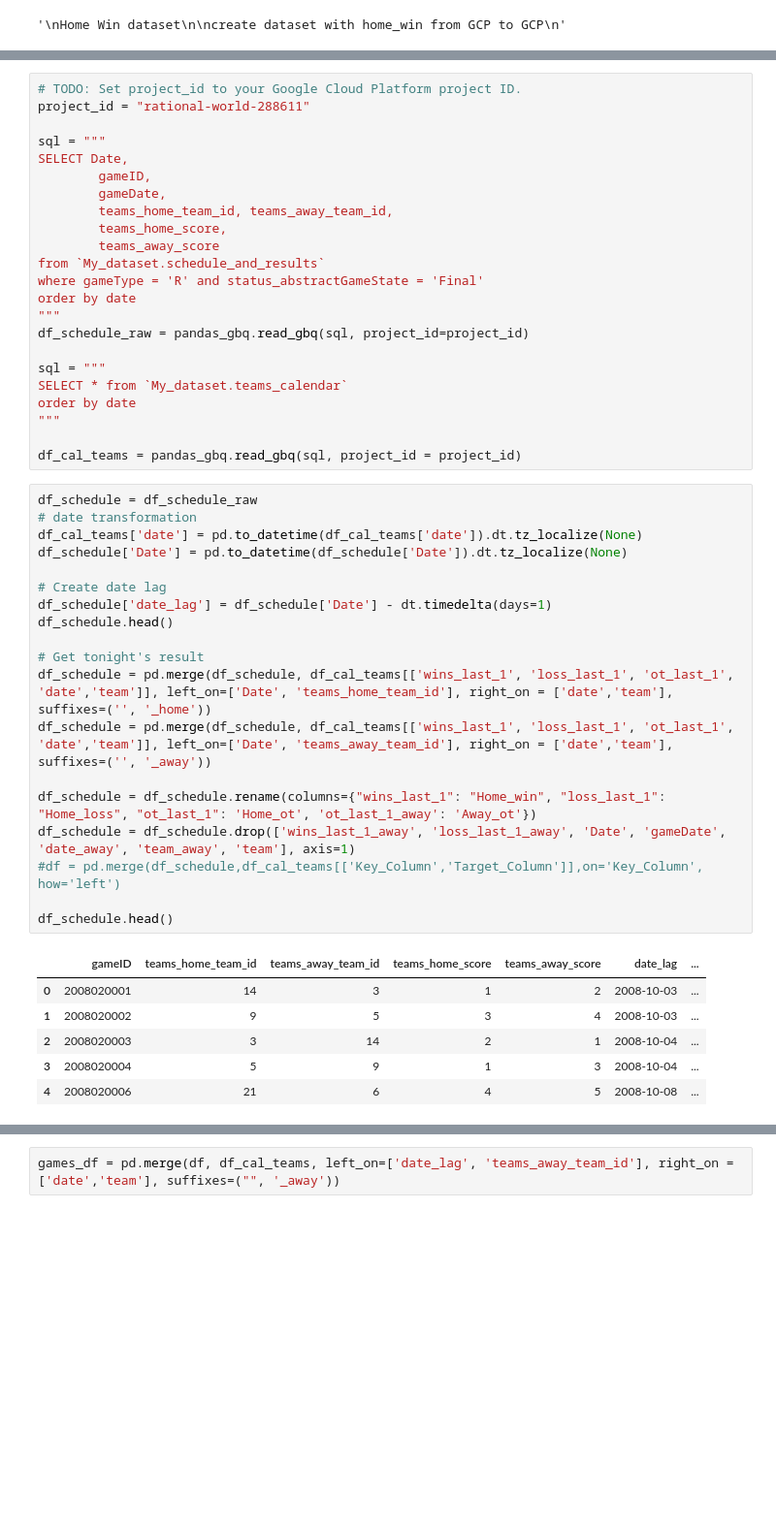
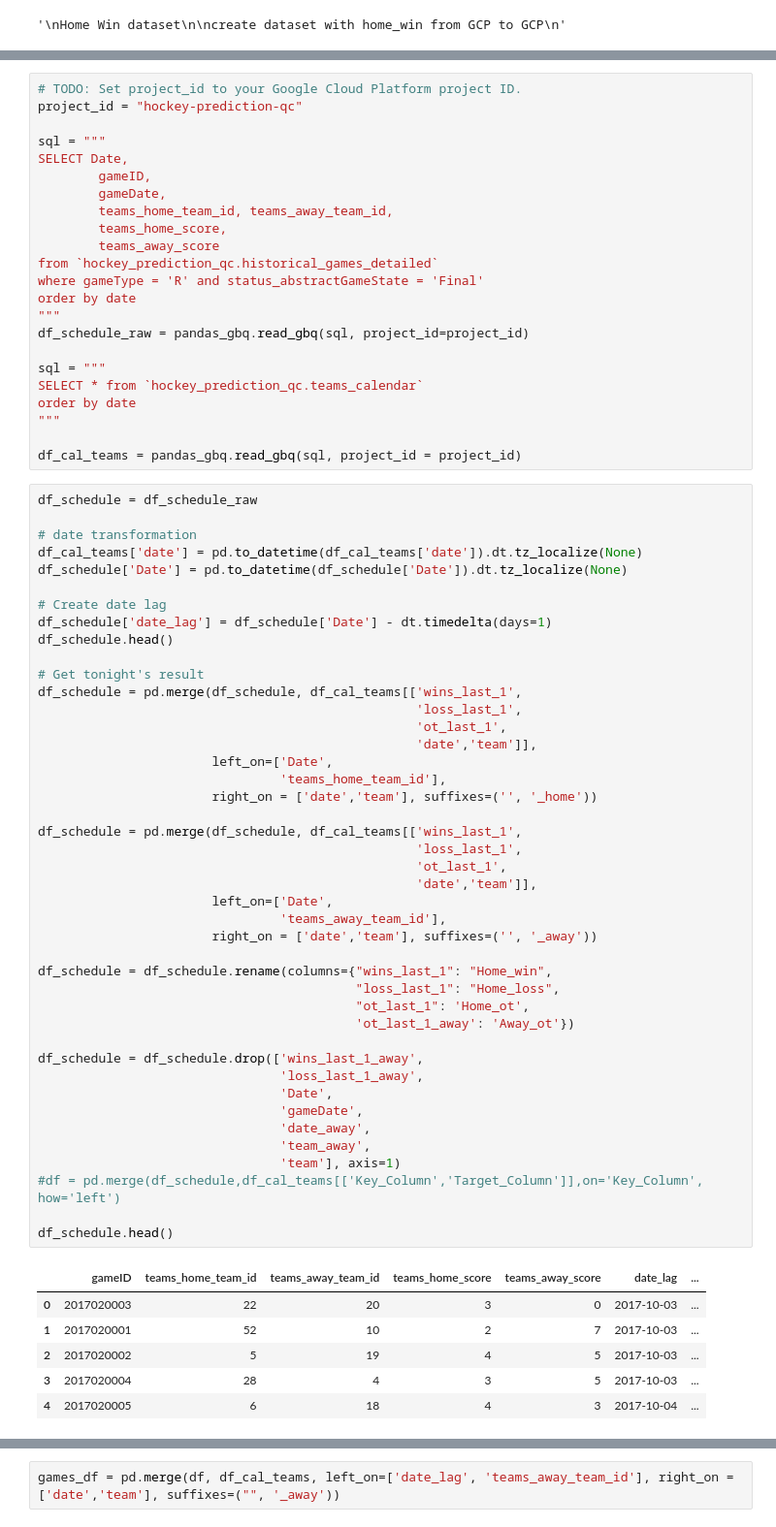
Before and after one commit to FrischWaugh/NHL_Prediction, a Jupyter notebook: notebooks/home_win_dataset.ipynb, the cells around one changed output, grey strips where cells are left out. Shown: that part at 97% size. Cells and saved outputs as stored; diff of their text form; blank space fills up the shorter version.

```diff
--- a/notebooks/home_win_dataset.ipynb
+++ b/notebooks/home_win_dataset.ipynb
@@ -42,6 +57,6 @@ pandas_gbq.context.credentials = credentials
 # %%
 # TODO: Set project_id to your Google Cloud Platform project ID.
-project_id = "rational-world-288611"
+project_id = "hockey-prediction-qc"
 
 sql = """
 SELECT Date,
@@ -50,43 +65,67 @@ SELECT Date,
         teams_home_team_id, teams_away_team_id,
         teams_home_score,
         teams_away_score
-from `My_dataset.schedule_and_results`
+from `hockey_prediction_qc.historical_games_detailed`
 where gameType = 'R' and status_abstractGameState = 'Final'
 order by date
 """
 df_schedule_raw = pandas_gbq.read_gbq(sql, project_id=project_id)
 
 sql = """
-SELECT * from `My_dataset.teams_calendar`
+SELECT * from `hockey_prediction_qc.teams_calendar`
 order by date
 """
 
 df_cal_teams = pandas_gbq.read_gbq(sql, project_id = project_id)
 # %%
 df_schedule = df_schedule_raw
+
 # date transformation
 df_cal_teams['date'] = pd.to_datetime(df_cal_teams['date']).dt.tz_localize(None)
 df_schedule['Date'] = pd.to_datetime(df_schedule['Date']).dt.tz_localize(None)
 
 # Create date lag
 df_schedule['date_lag'] = df_schedule['Date'] - dt.timedelta(days=1)
 df_schedule.head()
 
 # Get tonight's result
-df_schedule = pd.merge(df_schedule, df_cal_teams[['wins_last_1', 'loss_last_1', 'ot_last_1', 'date','team']], left_on=['Date', 'teams_home_team_id'], right_on = ['date','team'], suffixes=('', '_home'))
-df_schedule = pd.merge(df_schedule, df_cal_teams[['wins_last_1', 'loss_last_1', 'ot_last_1', 'date','team']], left_on=['Date', 'teams_away_team_id'], right_on = ['date','team'], suffixes=('', '_away'))
+df_schedule = pd.merge(df_schedule, df_cal_teams[['wins_last_1',
+                                                  'loss_last_1',
+                                                  'ot_last_1',
+                                                  'date','team']],
+                       left_on=['Date',
+                                'teams_home_team_id'],
+                       right_on = ['date','team'], suffixes=('', '_home'))
 
-df_schedule = df_schedule.rename(columns={"wins_last_1": "Home_win", "loss_last_1": "Home_loss", "ot_last_1": 'Home_ot', 'ot_last_1_away': 'Away_ot'})
-df_schedule = df_schedule.drop(['wins_last_1_away', 'loss_last_1_away', 'Date', 'gameDate', 'date_away', 'team_away', 'team'], axis=1)
+df_schedule = pd.merge(df_schedule, df_cal_teams[['wins_last_1',
+                                                  'loss_last_1',
+                                                  'ot_last_1',
+                                                  'date','team']],
+                       left_on=['Date',
+                                'teams_away_team_id'],
+                       right_on = ['date','team'], suffixes=('', '_away'))
+
+df_schedule = df_schedule.rename(columns={"wins_last_1": "Home_win",
+                                          "loss_last_1": "Home_loss",
+                                          "ot_last_1": 'Home_ot',
+                                          'ot_last_1_away': 'Away_ot'})
+
+df_schedule = df_schedule.drop(['wins_last_1_away',
+                                'loss_last_1_away',
+                                'Date',
+                                'gameDate',
+                                'date_away',
+                                'team_away',
+                                'team'], axis=1)
 #df = pd.merge(df_schedule,df_cal_teams[['Key_Column','Target_Column']],on='Key_Column', how='left')
 
 df_schedule.head()
 # %% [output]
 |  | gameID | teams_home_team_id | teams_away_team_id | teams_home_score | teams_away_score | date_lag | ... |
-| 0 | 2008020001 | 14 | 3 | 1 | 2 | 2008-10-03 | ... |
-| 1 | 2008020002 | 9 | 5 | 3 | 4 | 2008-10-03 | ... |
-| 2 | 2008020003 | 3 | 14 | 2 | 1 | 2008-10-04 | ... |
-| 3 | 2008020004 | 5 | 9 | 1 | 3 | 2008-10-04 | ... |
-| 4 | 2008020006 | 21 | 6 | 4 | 5 | 2008-10-08 | ... |
+| 0 | 2017020003 | 22 | 20 | 3 | 0 | 2017-10-03 | ... |
+| 1 | 2017020001 | 52 | 10 | 2 | 7 | 2017-10-03 | ... |
+| 2 | 2017020002 | 5 | 19 | 4 | 5 | 2017-10-03 | ... |
+| 3 | 2017020004 | 28 | 4 | 3 | 5 | 2017-10-03 | ... |
+| 4 | 2017020005 | 6 | 18 | 4 | 3 | 2017-10-04 | ... |
 # %%
 #df = df_schedule.merge(df_cal_teams, left_on=['date_lag', 'teams_home_team_id'], right_on=['date','team'], how = 'left', suffixes=('_left', '_right'))
```
Also changed, not shown: parts of 8 cells of this notebook, 5 other files.
